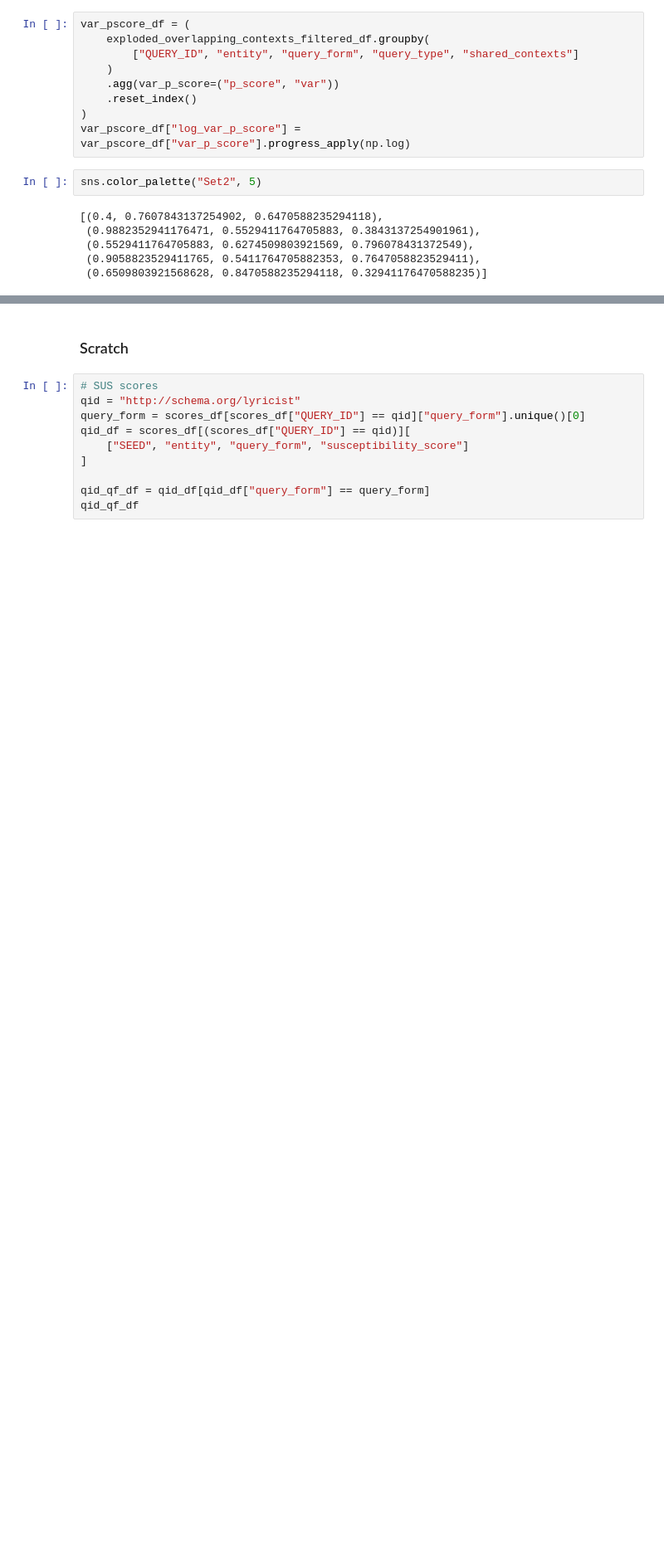
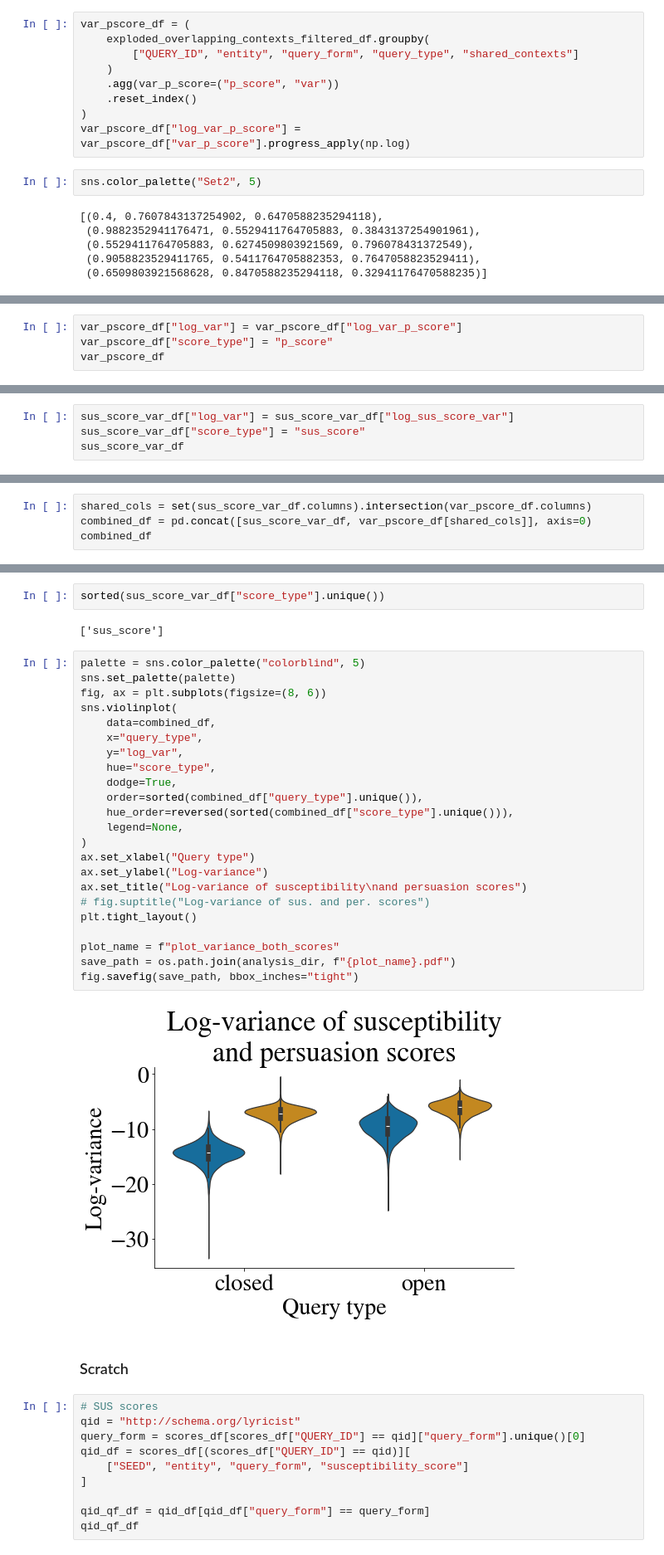
Before and after one commit to kdu4108/measureLM, a Jupyter notebook: summarize.ipynb, the cells around one changed output, grey strips where cells are left out. Shown at 83% size. Drawn from its saved outputs; the diff is of its cells as text; blank space fills up the shorter version.

Commit message:
Add analysis + modified run scripts for ACL submission

```diff
--- a/summarize.ipynb
+++ b/summarize.ipynb
@@ -549,0 +577,4 @@ fig.savefig(save_path, bbox_inches="tight")
+# %%
+var_pscore_df["log_var"] = var_pscore_df["log_var_p_score"]
+var_pscore_df["score_type"] = "p_score"
+var_pscore_df
@@ -549,0 +595,4 @@ fig.savefig(save_path, bbox_inches="tight")
+# %%
+sus_score_var_df["log_var"] = sus_score_var_df["log_sus_score_var"]
+sus_score_var_df["score_type"] = "sus_score"
+sus_score_var_df
@@ -549,0 +613,4 @@ fig.savefig(save_path, bbox_inches="tight")
+# %%
+shared_cols = set(sus_score_var_df.columns).intersection(var_pscore_df.columns)
+combined_df = pd.concat([sus_score_var_df, var_pscore_df[shared_cols]], axis=0)
+combined_df
@@ -550,3 +631,32 @@ fig.savefig(save_path, bbox_inches="tight")
+# %%
+sorted(sus_score_var_df["score_type"].unique())
+# %% [output]
+['sus_score']
+# %%
+palette = sns.color_palette("colorblind", 5)
+sns.set_palette(palette)
+fig, ax = plt.subplots(figsize=(8, 6))
+sns.violinplot(
+    data=combined_df,
+    x="query_type",
+    y="log_var",
+    hue="score_type",
+    dodge=True,
+    order=sorted(combined_df["query_type"].unique()),
+    hue_order=reversed(sorted(combined_df["score_type"].unique())),
+    legend=None,
+)
+ax.set_xlabel("Query type")
+ax.set_ylabel("Log-variance")
+ax.set_title("Log-variance of susceptibility\nand persuasion scores")
+# fig.suptitle("Log-variance of sus. and per. scores")
+plt.tight_layout()
+
+plot_name = f"plot_variance_both_scores"
+save_path = os.path.join(analysis_dir, f"{plot_name}.pdf")
+fig.savefig(save_path, bbox_inches="tight")
+# %% [output]
+[figure, added]
 # %% [markdown]
 ### Scratch
 # %%
```
Also changed, not shown: parts of 11 cells of this notebook, 6 other files.
